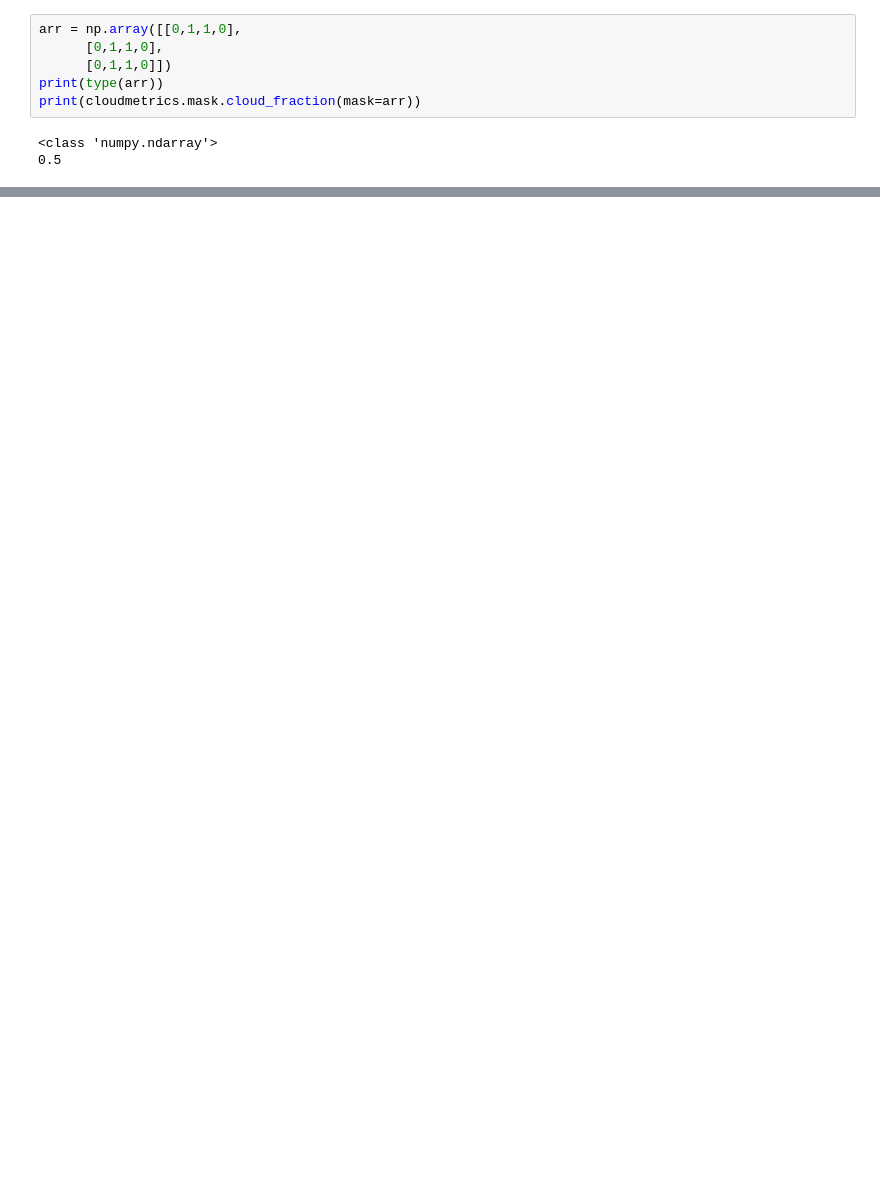
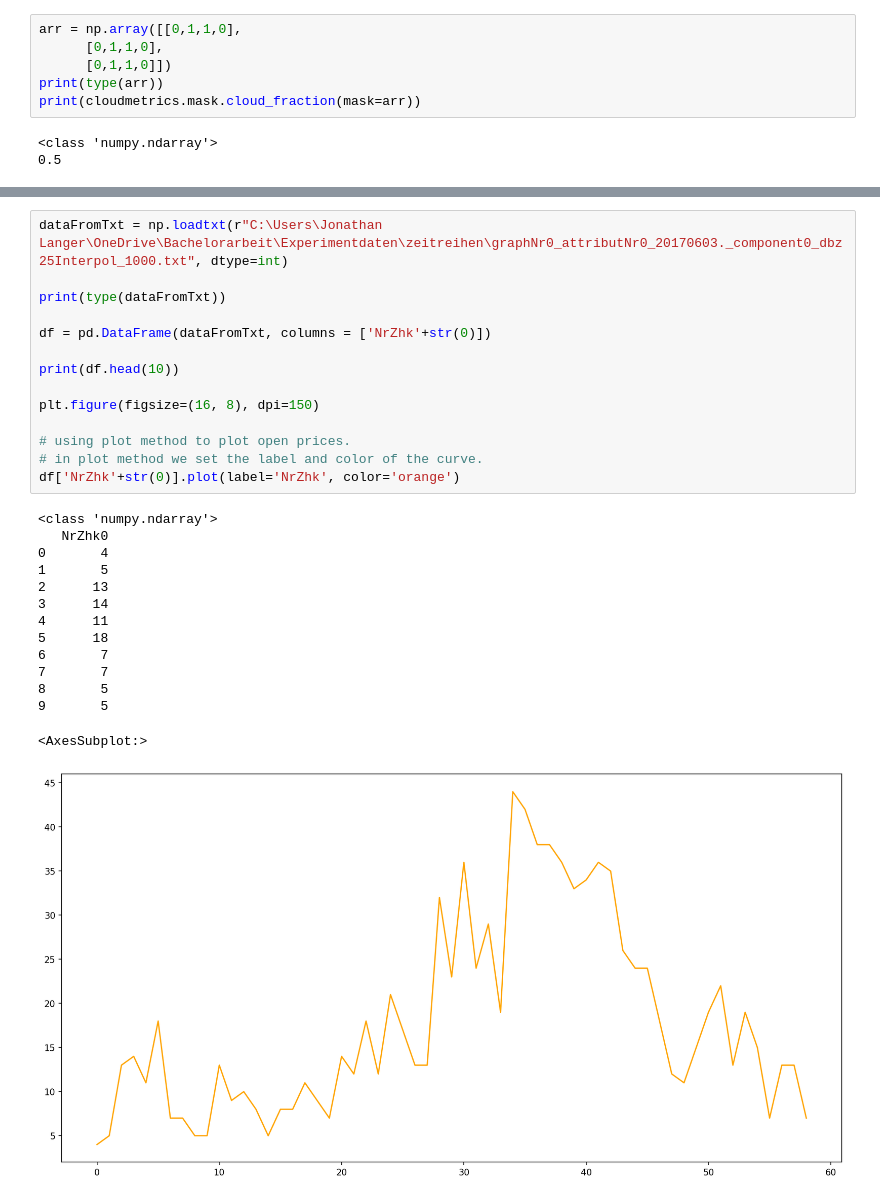
Before and after one commit to jlanger7/GraphDistanzmass, a Jupyter notebook: Cloudmetrics.ipynb, the cells around one changed output, grey strips where cells are left out. Cells and saved outputs as stored; diff of their text form; blank space fills up the shorter version.

```diff
--- a/Cloudmetrics.ipynb
+++ b/Cloudmetrics.ipynb
@@ -44,0 +211,29 @@ orientation(mask, debug=False, periodic_domain=False)
+# %%
+dataFromTxt = np.loadtxt(r"C:\Users\Jonathan Langer\OneDrive\Bachelorarbeit\Experimentdaten\zeitreihen\graphNr0_attributNr0_20170603._component0_dbz25Interpol_1000.txt", dtype=int)
+
+print(type(dataFromTxt))
+
+df = pd.DataFrame(dataFromTxt, columns = ['NrZhk'+str(0)])
+
+print(df.head(10))
+
+plt.figure(figsize=(16, 8), dpi=150)
+
+# using plot method to plot open prices.
+# in plot method we set the label and color of the curve.
+df['NrZhk'+str(0)].plot(label='NrZhk', color='orange')
+# %% [output]
+<class 'numpy.ndarray'>
+   NrZhk0
+0       4
+1       5
+2      13
+3      14
+4      11
+5      18
+6       7
+7       7
+8       5
+9       5
+<AxesSubplot:>
+[figure, added]
```
Also changed, not shown: parts of 14 cells of this notebook, 5 other files.
